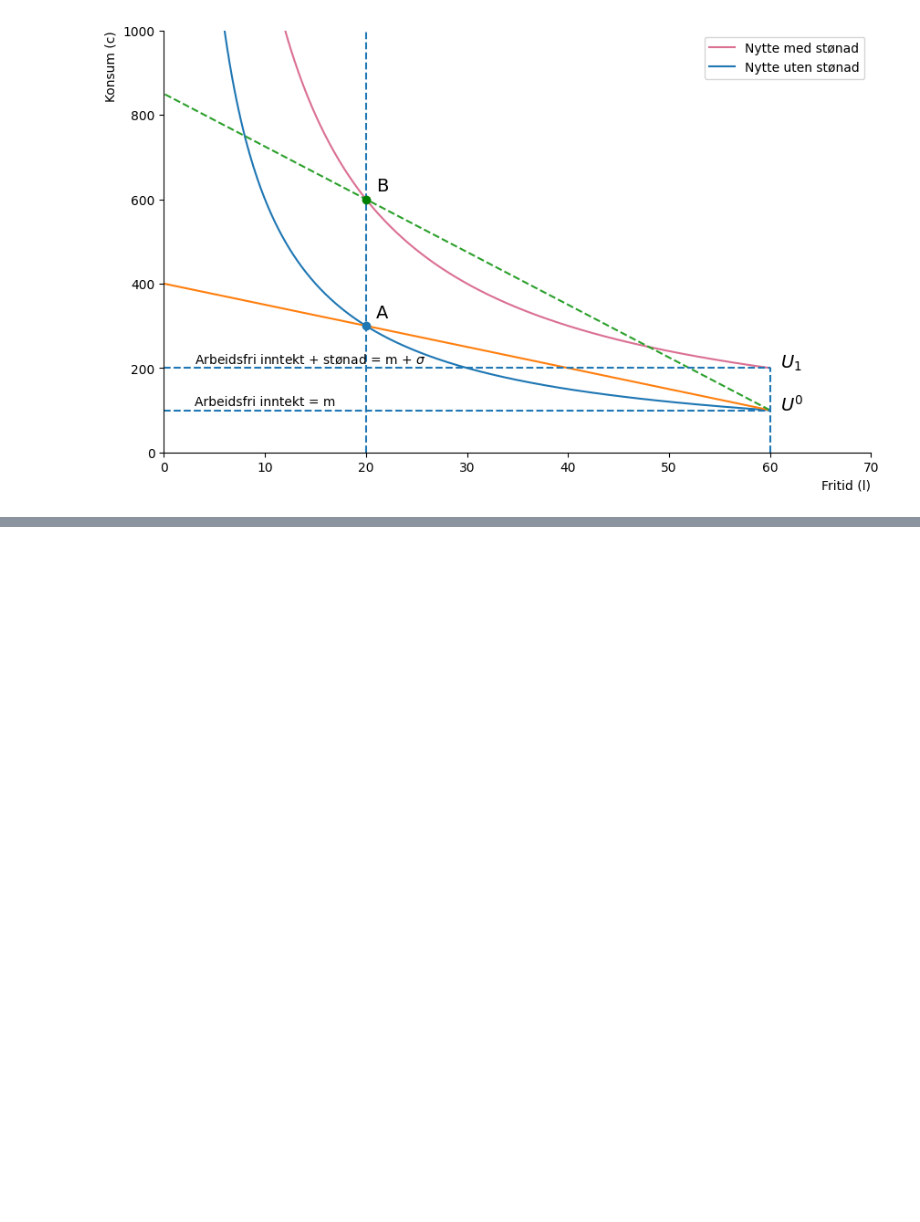
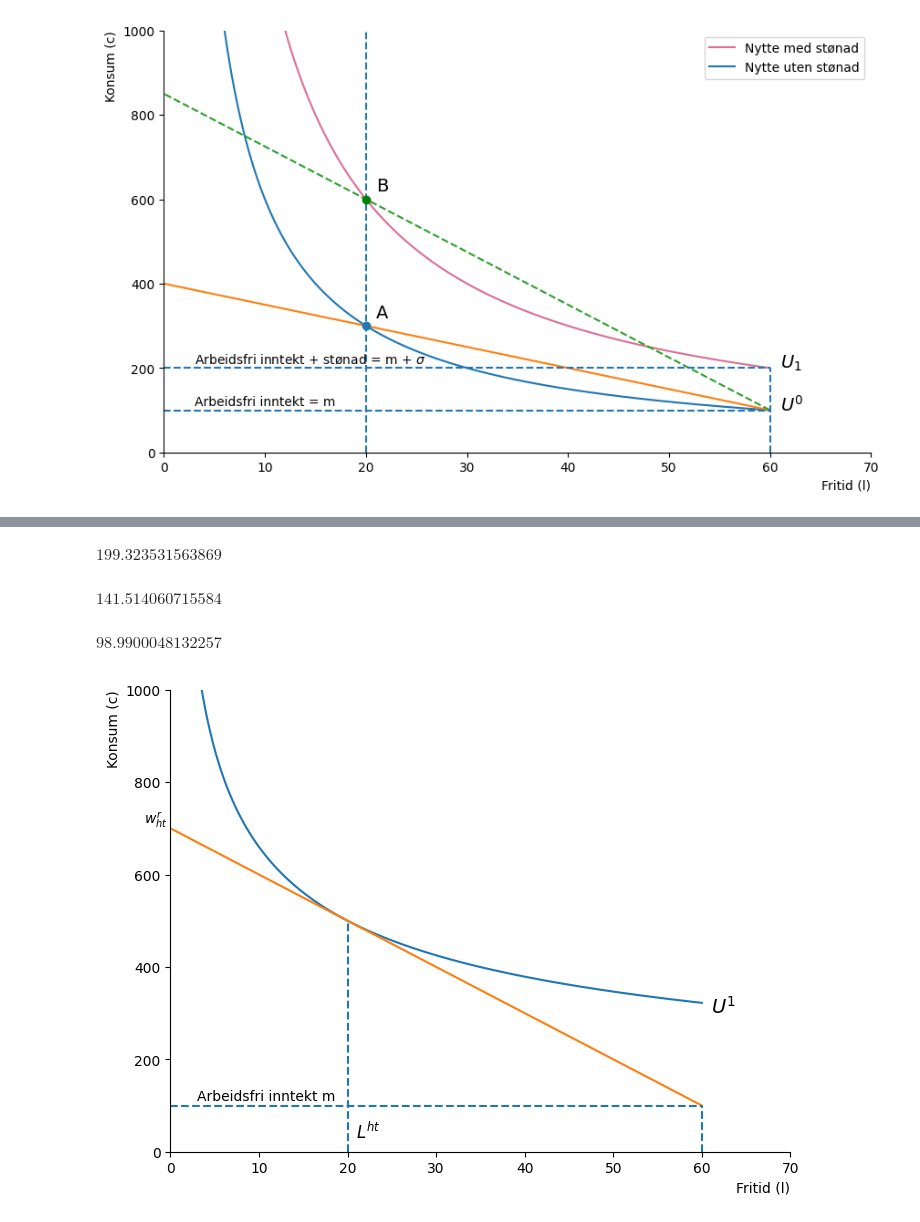
Before and after one commit to DanielFabioG/SOK-2008, a Jupyter notebook: Utfordringer/kodetilutf3.ipynb, the cells around one changed output, grey strips where cells are left out. Drawn from its saved outputs; the diff is of its cells as text; code cells hidden in the pictures; blank space fills up the shorter version.

```diff
--- a/Utfordringer/kodetilutf3.ipynb
+++ b/Utfordringer/kodetilutf3.ipynb
@@ -204,20 +204,3 @@ ax.legend()
 plt.show()
 # %% [output]
 [figure]
-# %%
-# Kode til 3.2
-
-alpha,c,l, U, w = sp.symbols('alpha c l U w', real=True)
-beta=5/7
-alpha_num = 2/7
-m = 100
-w= 10
-l_num=60
-
-U_func=sp.Eq(U, c**alpha*l**(1-alpha))
-
-c_1 = 700-10*l
-
-lol=sp.solve(sp.Eq(U_func, c_1))
-
-U_func_tall = U_func.subs({alpha: alpha_num, c:m, l:l_num})
@@ -227,0 +306,44 @@ lol
+# %%
+nytte_verdi
+# %% [output]
+$\displaystyle 199.323531563869$
+# %%
+nytte_verdi_2
+# %% [output]
+$\displaystyle 141.514060715584$
+# %%
+nytte_verdi_3.subs(alpha, alpha_num_2)
+# %% [output]
+$\displaystyle 98.9900048132257$
+# %%
+l_verdier = np.linspace(20, 60, 1000)
+
+# Definerer en akse
+def create_ax():
+    fig, ax = plt.subplots(figsize=(8, 6))
+    ax.set(xlim=(0, 70))
+    ax.set(ylim=(0, 1000))
+    ax.spines['top'].set_color('none')
+    ax.spines['right'].set_color('none')
+    plt.xlabel('Fritid (l)',loc="right")
+    plt.ylabel('Konsum (c)', loc="top")
+    return fig, ax
+
+fig, ax = create_ax()
+
+# Plotter indifferenskurver
+ax.plot(l_values, c_funk(l_values))
+# Plotter budsjettbettingelser
+ax.plot(l_values, bud_wage(l_values))
+ax.hlines(m_num,0,l0_num, linestyles="dashed")
+# Definerer noen punkter
+ax.text(x=61,y=300, s="$U^1$", fontsize=14)
+#ax.text(x=21,y=320, s="A", fontsize=14)
+ax.text(x=21, y=30, s='$L^{ht}$', size=12)
+ax.text(x=3, y=111, s="Arbeidsfri inntekt m")
+ax.text(x=-3, y=710, s="$w^r_{ht}$")
+ax.vlines(l0_num,0,m_num, linestyles="dashed")
+ax.vlines(l0_num-l_arbeid,0,700 - 10 *20, linestyles="dashed")
+plt.show()
+# %% [output]
+[figure, added]
```
Also changed, not shown: parts of 7 cells of this notebook, 7 other files.
